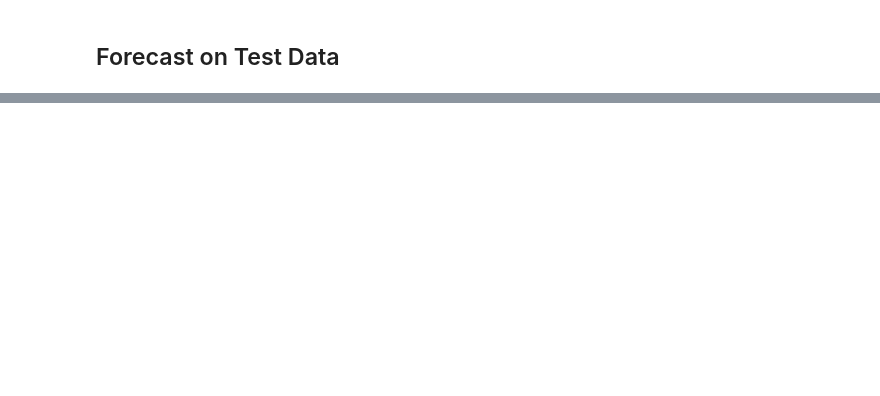
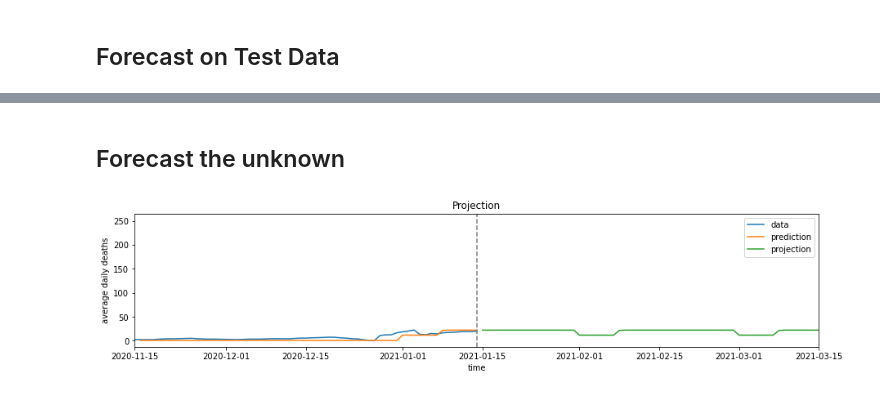
Before and after one commit to JaaLynch/covid, a Jupyter notebook: cov_ts_xgb.ipynb, the cells around one changed output, grey strips where cells are left out. Cells and saved outputs as stored; diff of their text form; code cells hidden in the pictures; blank space fills up the shorter version.

Commit message:
added future predictions

```diff
--- a/cov_ts_xgb.ipynb
+++ b/cov_ts_xgb.ipynb
@@ -199,6 +223,6 @@ random_weeks = X_test[['year', 'weekofyear']].sample(10)
 for week in random_weeks.iterrows():
     index = (X_test.year == week[1].year) & \
             (X_test.weekofyear == week[1].weekofyear)
-    data = y_test[index]
-    plot_performance(data, data.index[0].date(), data.index[-1].date())
+    tmp = y_test[index]
+    plot_performance(tmp, tmp.index[0].date(), tmp.index[-1].date())
 # %% [output]
@@ -214,0 +239,20 @@ for week in random_weeks.iterrows():
+# %% [markdown]
+## Forecast the unknown
+# %%
+X_future = df[df.index >= max_date].copy()
+X_future = create_features(X_future)
+X_future_pred = reg.predict(X_future)
+# %%
+plot_performance(
+    data["pred_deaths"],
+    data.index[-1].date() - timedelta(days=days_offset),
+    data.index[-1].date() + timedelta(days=days_offset),
+    'Projection'
+)
+
+plt.plot(X_future.index, X_future_pred, label='projection')
+plt.axvline(x=data.index[-1].date(), color='grey', linestyle='--')
+plt.legend()
+plt.show()
+# %% [output]
+[figure, added]
```
Also changed, not shown: parts of 17 cells of this notebook.
